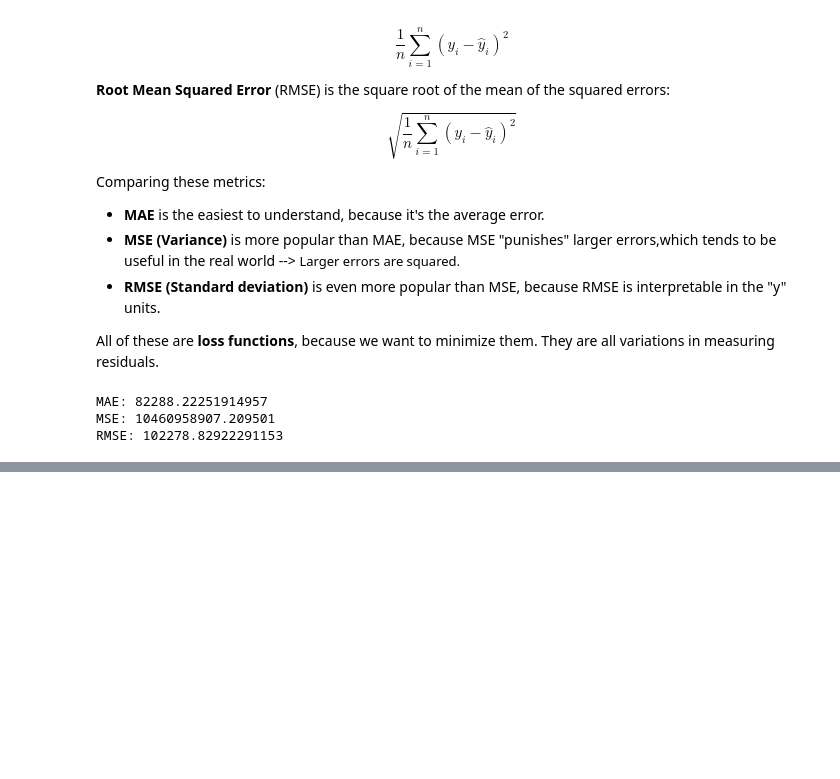
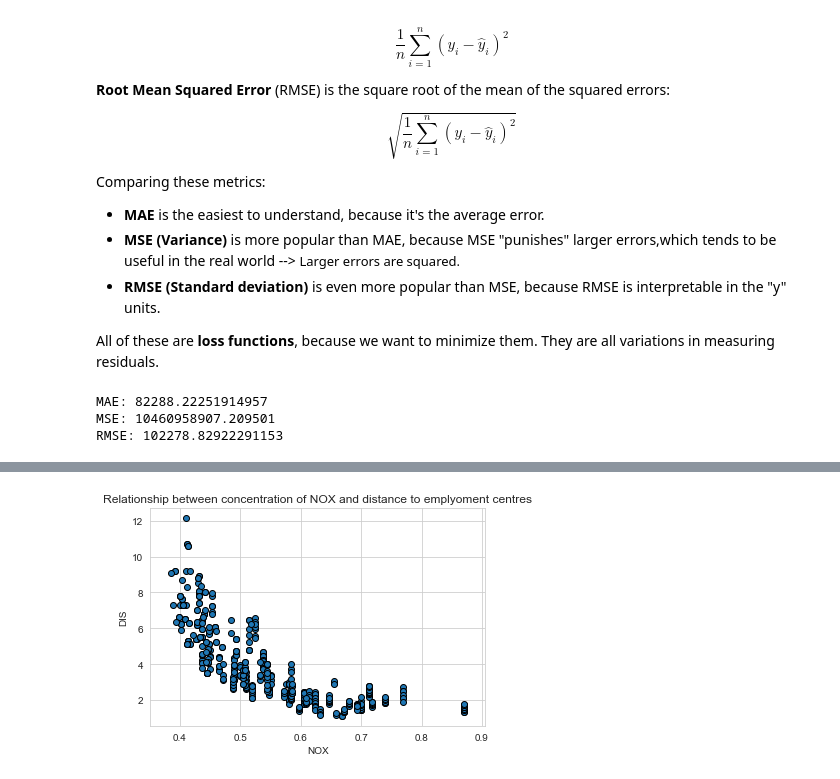
Before and after one commit to pitterb/PITTER-S-WORK, a Jupyter notebook: Linear Regression projects/Linear Regression - US house prices.ipynb, the cells around one changed output, grey strips where cells are left out. Cells and saved outputs as stored; diff of their text form; code cells hidden in the pictures; blank space fills up the shorter version.

```diff
--- a/Linear Regression projects/Linear Regression - US house prices.ipynb
+++ b/Linear Regression projects/Linear Regression - US house prices.ipynb
@@ -339,0 +490,12 @@ RMSE: 102278.82922291153
+# %%
+sns.set_style('whitegrid')
+
+plt.scatter(df_feat['NOX'],df_feat['DIS'],edgecolor="black")
+plt.xlabel('NOX')
+plt.ylabel('DIS')
+plt.title('Relationship between concentration of NOX and distance to emplyoment centres');
+
+#As NOX levels increase, the distance to employment centres decreases exponentially, which is evident due to this scatter plot
+#Correlation coefficient is -0.77
+# %% [output]
+[figure, added]
```
Also changed, not shown: parts of 74 cells of this notebook.
